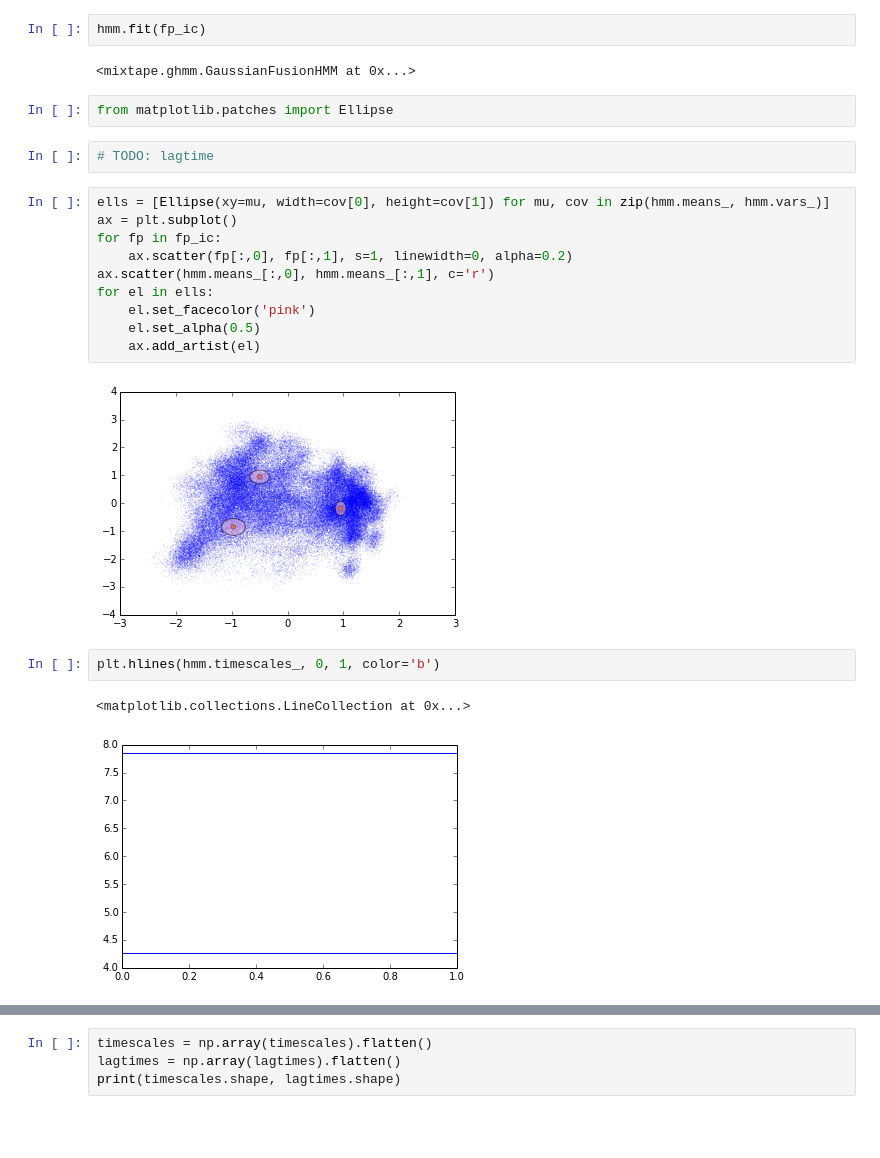
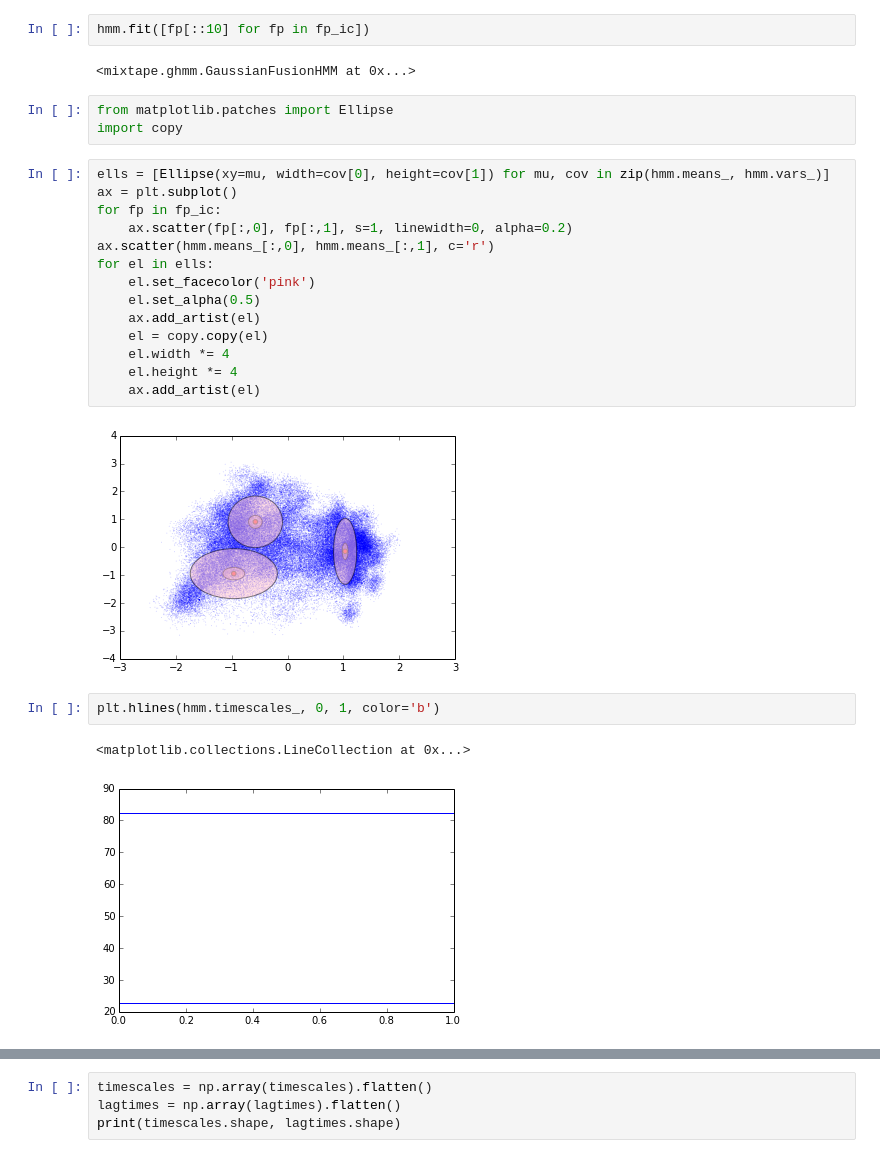
Before and after one commit to mpharrigan/wetmsm, a Jupyter notebook: ipython/bphc_tica_hmm.ipynb, the cells around one changed output, grey strips where cells are left out. Cells and saved outputs as stored; diff of their text form; blank space fills up the shorter version.

```diff
--- a/ipython/bphc_tica_hmm.ipynb
+++ b/ipython/bphc_tica_hmm.ipynb
@@ -30,28 +30,31 @@ from mixtape.ghmm import GaussianFusionHMM
 # %%
 hmm = GaussianFusionHMM(3, n_features)
 # %%
-hmm.fit(fp_ic)
+hmm.fit([fp[::10] for fp in fp_ic])
 # %% [output]
 <mixtape.ghmm.GaussianFusionHMM at 0x...>
 # %%
 from matplotlib.patches import Ellipse
+import copy
-# %%
-# TODO: lagtime
 # %%
 ells = [Ellipse(xy=mu, width=cov[0], height=cov[1]) for mu, cov in zip(hmm.means_, hmm.vars_)]
 ax = plt.subplot()
 for fp in fp_ic:
     ax.scatter(fp[:,0], fp[:,1], s=1, linewidth=0, alpha=0.2)
 ax.scatter(hmm.means_[:,0], hmm.means_[:,1], c='r')
 for el in ells:
     el.set_facecolor('pink')
     el.set_alpha(0.5)
     ax.add_artist(el)
+    el = copy.copy(el)
+    el.width *= 4
+    el.height *= 4
+    ax.add_artist(el)
 # %% [output]
-[figure, old version]
+[figure, new version]
 # %%
 plt.hlines(hmm.timescales_, 0, 1, color='b')
 # %% [output]
 <matplotlib.collections.LineCollection at 0x...>
-[figure, old version]
+[figure, new version]
 # %%
```
Also changed, not shown: parts of 6 cells of this notebook, 1 other file.
